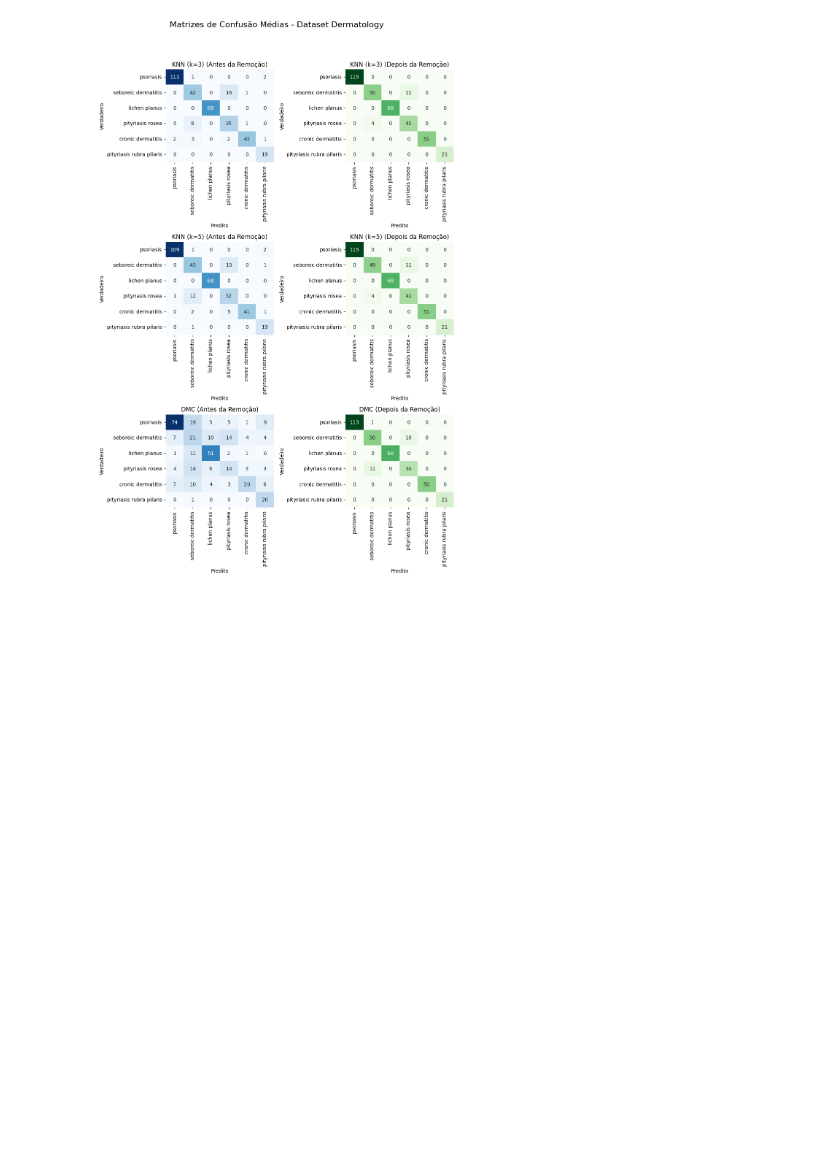
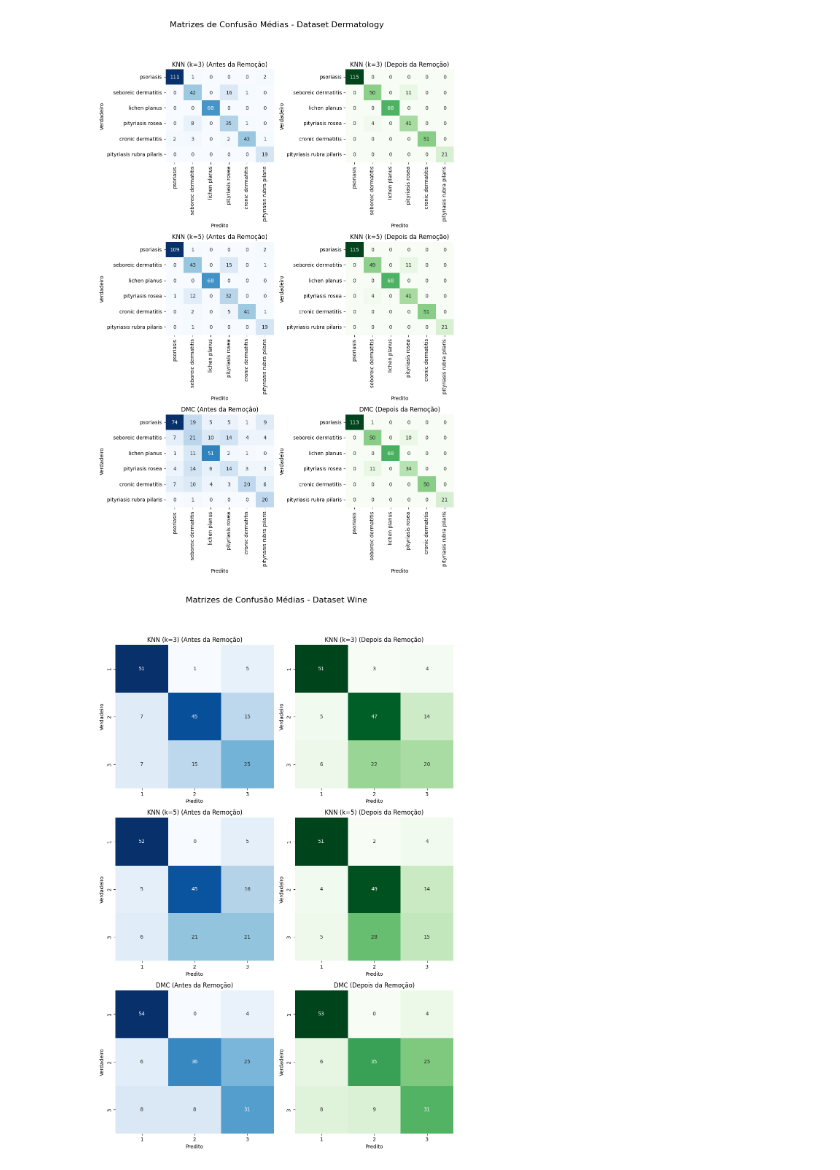
Before and after one commit to fabricio-araujo94/ica_trabalhos, a Jupyter notebook: ICA_Trab_2.ipynb, the cells around one changed output. Saved outputs shown, nothing was run; the diff lists cells and outputs as text; code cells hidden in the pictures; blank space fills up the shorter version.

Commit message:
add wine dataset

```diff
--- a/ICA_Trab_2.ipynb
+++ b/ICA_Trab_2.ipynb
@@ -405,0 +410,9 @@ Dimensão dos dados de entrada: (366, 28)
+# %%
+wine = fetch_ucirepo(id=109)
+
+X = wine.data.features
+y = wine.data.targets.values.ravel()
+
+wine_class_labels = np.unique(y)
+wine_class_names = ['1', '2', '3']
+num_classes = len(wine_class_labels)
@@ -405,0 +423,2 @@ Dimensão dos dados de entrada: (366, 28)
+# %%
+wine_metrics_og, wine_conf_matrices_og = evaluate_and_get_metrics(X.values, y, wine_class_labels)
@@ -405,0 +470,5 @@ Dimensão dos dados de entrada: (366, 28)
+# %%
+REMOVE_COLUMNS = ['Ash', 'Magnesium', 'Color_intensity', 'Alcohol',
+                  'Malicacid', 'Nonflavanoid_phenols', 'Proanthocyanins']
+
+X_reduced = X.drop(columns=REMOVE_COLUMNS)
@@ -405,0 +477,2 @@ Dimensão dos dados de entrada: (366, 28)
+# %%
+wine_metrics_alt, wine_conf_matrices_alt = evaluate_and_get_metrics(X_reduced.values, y, wine_class_labels)
@@ -478,3 +582,7 @@ plot_confusion_matrices(iris_conf_matrices_og, iris_conf_matrices_alt, iris_clas
 plot_confusion_matrices(dermatology_conf_matrices_og, dermatology_conf_matrices_alt, dermatology_class_names, "Dataset Dermatology")
 # %% [output]
 [figure]
+# %%
+plot_confusion_matrices(wine_conf_matrices_og, wine_conf_matrices_alt, wine_class_names, "Dataset Wine")
+# %% [output]
+[figure, added]
```
Also changed, not shown: parts of 20 cells of this notebook.
